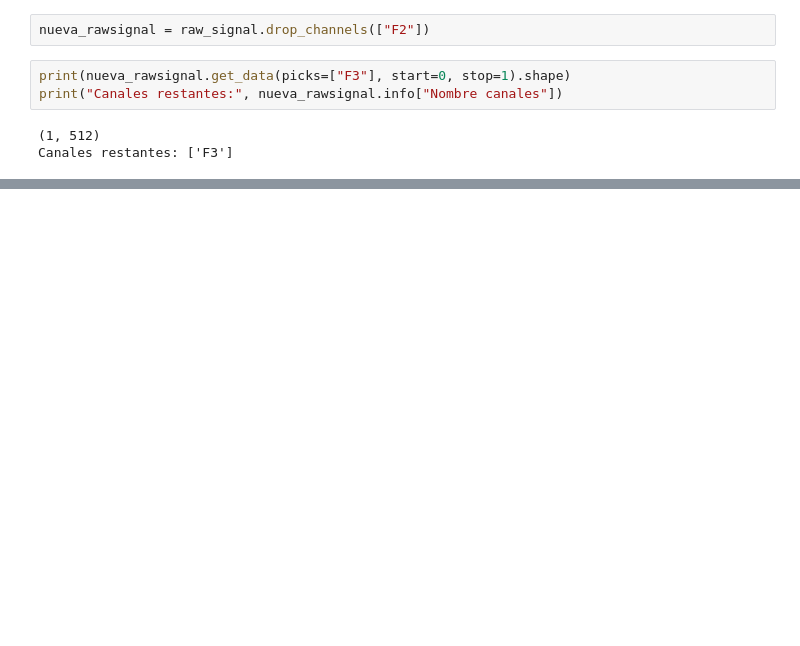
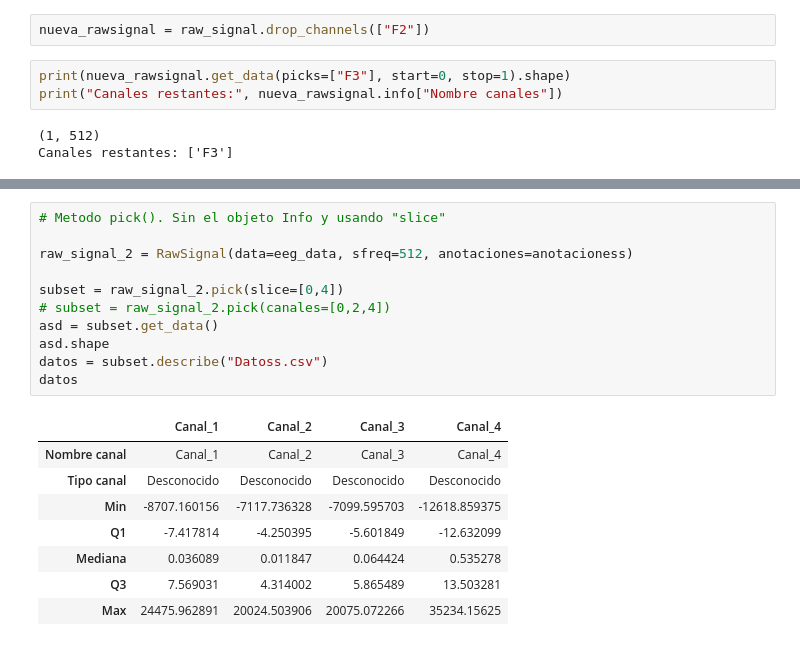
Before and after one commit to SrMichi19/TIF, a Jupyter notebook: 1. TIF/RawSignalV2.ipynb, the cells around one changed output, grey strips where cells are left out. Drawn from its saved outputs; the diff is of its cells as text; blank space fills up the shorter version.

```diff
--- a/1. TIF/RawSignalV2.ipynb
+++ b/1. TIF/RawSignalV2.ipynb
@@ -270,0 +534,20 @@ Canales restantes: ['F3']
+# %%
+# Metodo pick(). Sin el objeto Info y usando "slice"
+
+raw_signal_2 = RawSignal(data=eeg_data, sfreq=512, anotaciones=anotacioness)
+
+subset = raw_signal_2.pick(slice=[0,4])
+# subset = raw_signal_2.pick(canales=[0,2,4])
+asd = subset.get_data()
+asd.shape
+datos = subset.describe("Datoss.csv")
+datos
+# %% [output]
+|  | Canal_1 | Canal_2 | Canal_3 | Canal_4 |
+| Nombre canal | Canal_1 | Canal_2 | Canal_3 | Canal_4 |
+| Tipo canal | Desconocido | Desconocido | Desconocido | Desconocido |
+| Min | -8707.160156 | -7117.736328 | -7099.595703 | -12618.859375 |
+| Q1 | -7.417814 | -4.250395 | -5.601849 | -12.632099 |
+| Mediana | 0.036089 | 0.011847 | 0.064424 | 0.535278 |
+| Q3 | 7.569031 | 4.314002 | 5.865489 | 13.503281 |
+| Max | 24475.962891 | 20024.503906 | 20075.072266 | 35234.15625 |
```
Also changed, not shown: parts of 17 cells of this notebook, 2 other files.
